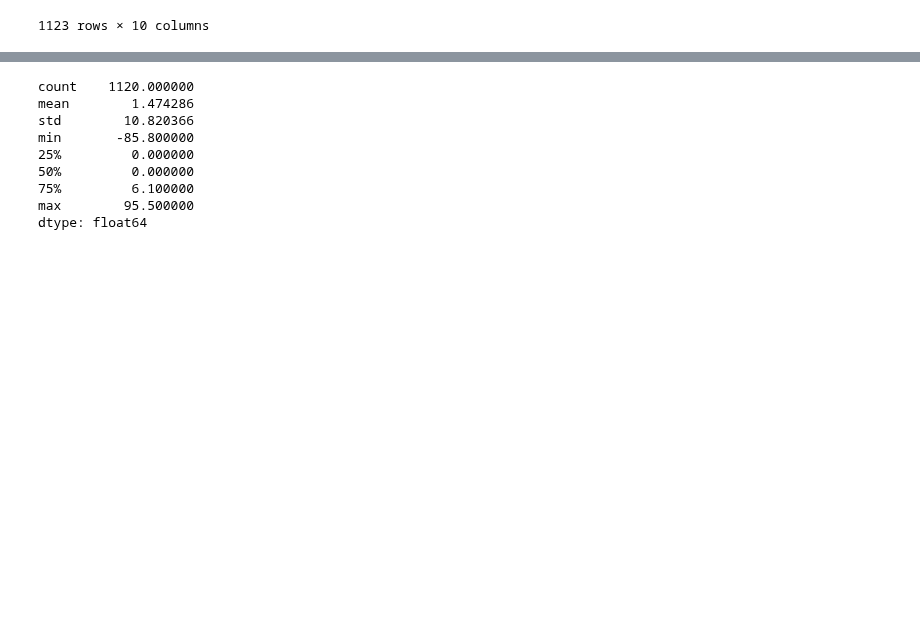
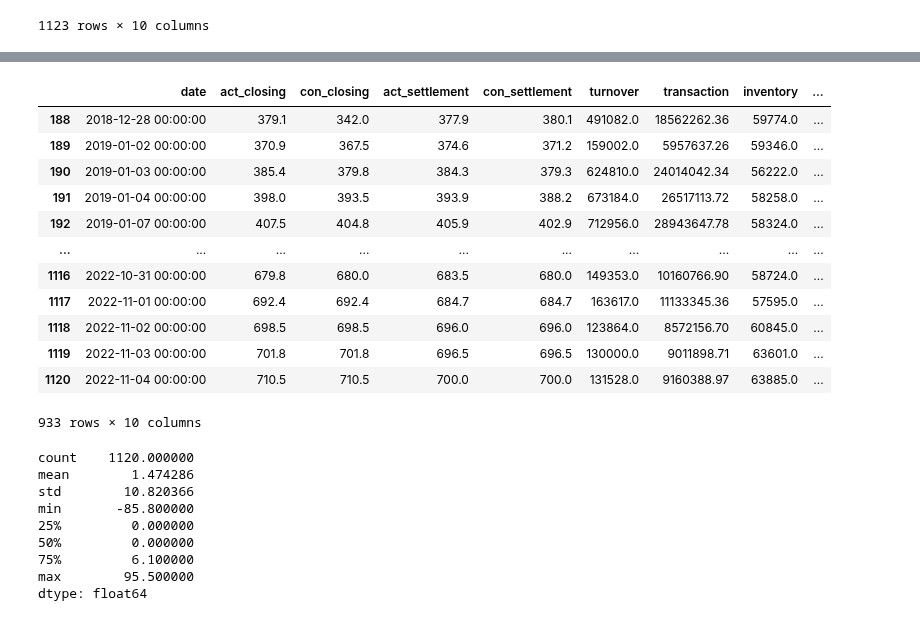
Before and after one commit to manqingfu/futures, a Jupyter notebook: data.ipynb, the cells around one changed output, grey strips where cells are left out. Drawn from its saved outputs; the diff is of its cells as text; code cells hidden in the pictures; blank space fills up the shorter version.

```diff
--- a/data.ipynb
+++ b/data.ipynb
@@ -265,3 +326,7 @@ data
 | 1121 | NaN | NaN | NaN | NaN | NaN | NaN | NaN | NaN | ... |
 | 1122 | 数据来源：Wind | NaN | NaN | NaN | NaN | NaN | NaN | NaN | ... |
 1123 rows × 10 columns
+# %%
+order=['date','act_closing','con_closing','act_settlement','con_settlement','turnover','transaction','inventory','act_invent','con_invent']
+data=data[order]
+data
@@ -267,0 +347,17 @@ data
+# %%
+data=data.iloc[188:-2,:]
+data
+# %% [output]
+|  | date | act_closing | con_closing | act_settlement | con_settlement | turnover | transaction | inventory | ... |
+| 188 | 2018-12-28 00:00:00 | 379.1 | 342.0 | 377.9 | 380.1 | 491082.0 | 18562262.36 | 59774.0 | ... |
+| 189 | 2019-01-02 00:00:00 | 370.9 | 367.5 | 374.6 | 371.2 | 159002.0 | 5957637.26 | 59346.0 | ... |
+| 190 | 2019-01-03 00:00:00 | 385.4 | 379.8 | 384.3 | 379.3 | 624810.0 | 24014042.34 | 56222.0 | ... |
+| 191 | 2019-01-04 00:00:00 | 398.0 | 393.5 | 393.9 | 388.2 | 673184.0 | 26517113.72 | 58258.0 | ... |
+| 192 | 2019-01-07 00:00:00 | 407.5 | 404.8 | 405.9 | 402.9 | 712956.0 | 28943647.78 | 58324.0 | ... |
+| ... | ... | ... | ... | ... | ... | ... | ... | ... | ... |
+| 1116 | 2022-10-31 00:00:00 | 679.8 | 680.0 | 683.5 | 680.0 | 149353.0 | 10160766.90 | 58724.0 | ... |
+| 1117 | 2022-11-01 00:00:00 | 692.4 | 692.4 | 684.7 | 684.7 | 163617.0 | 11133345.36 | 57595.0 | ... |
+| 1118 | 2022-11-02 00:00:00 | 698.5 | 698.5 | 696.0 | 696.0 | 123864.0 | 8572156.70 | 60845.0 | ... |
+| 1119 | 2022-11-03 00:00:00 | 701.8 | 701.8 | 696.5 | 696.5 | 130000.0 | 9011898.71 | 63601.0 | ... |
+| 1120 | 2022-11-04 00:00:00 | 710.5 | 710.5 | 700.0 | 700.0 | 131528.0 | 9160388.97 | 63885.0 | ... |
+933 rows × 10 columns
```
Also changed, not shown: parts of 15 cells of this notebook, 8 other files.
